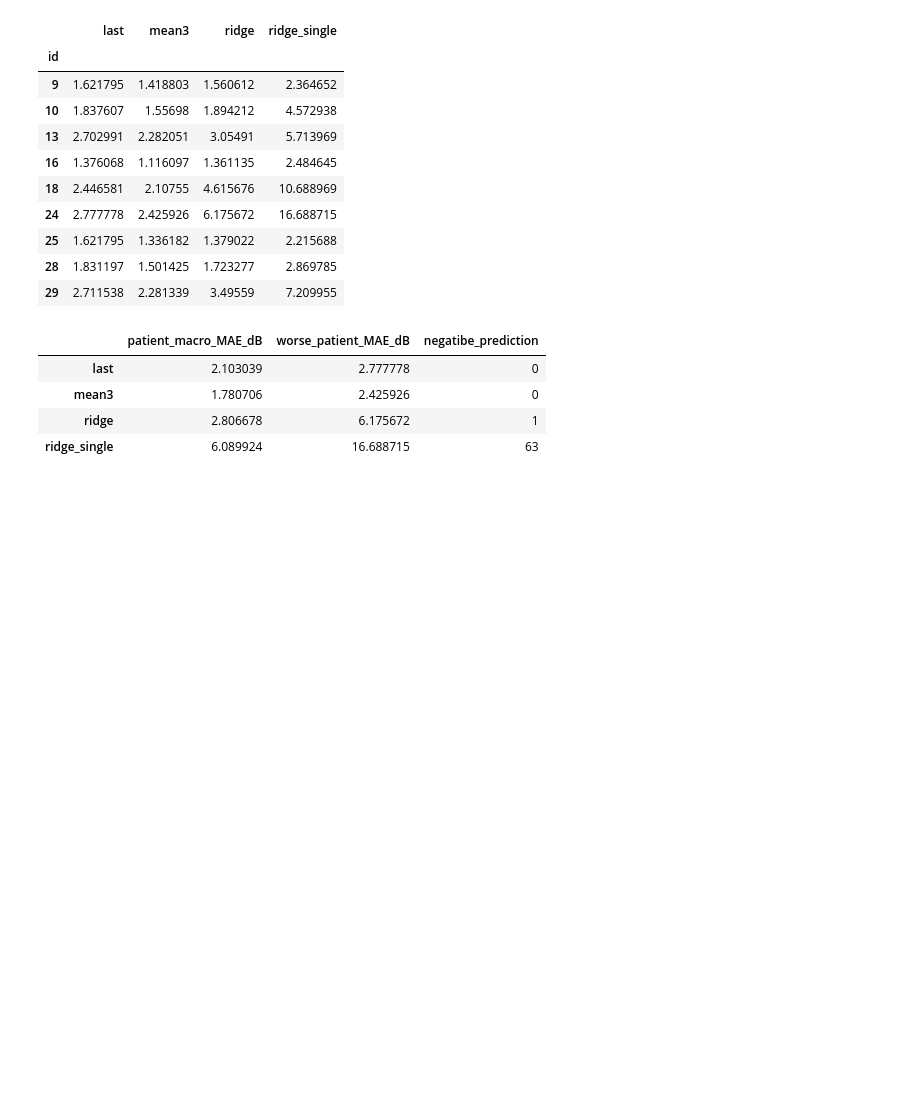
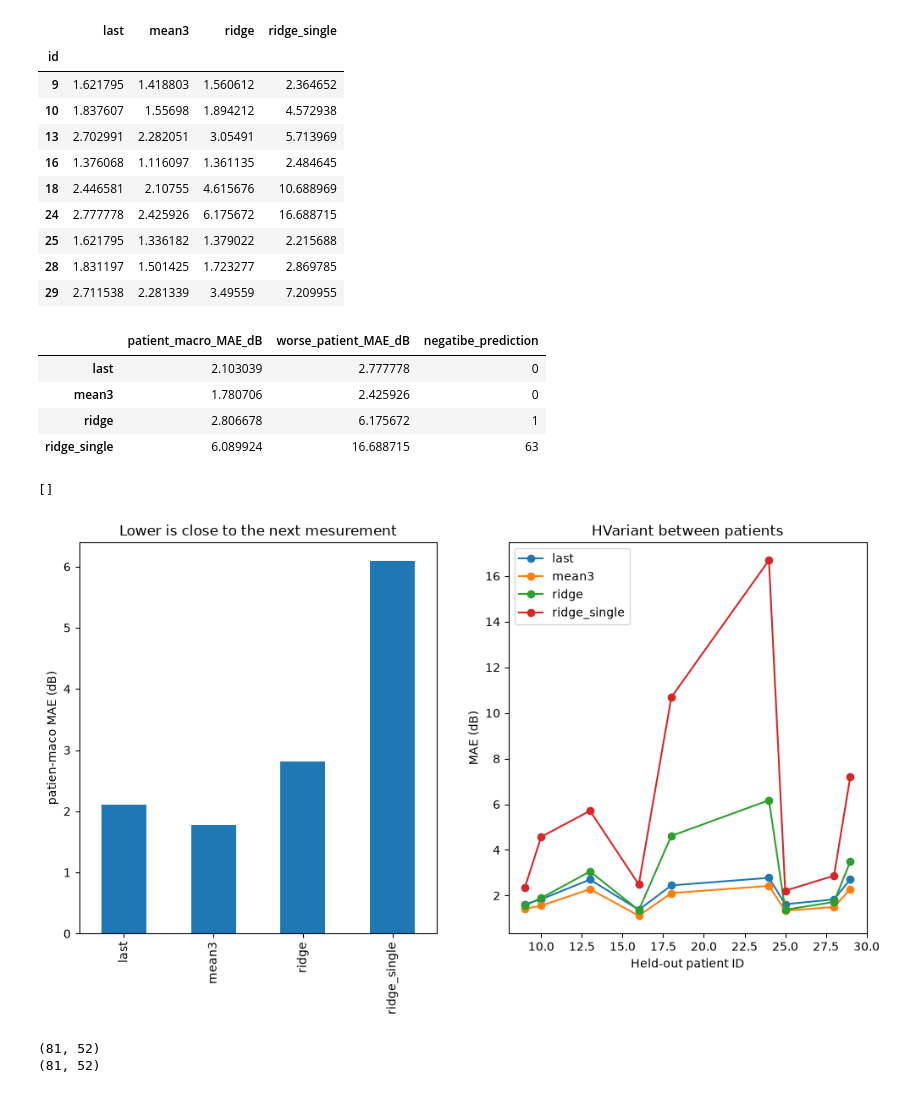
Before and after one commit to kuroganegames/biosignal_training, a Jupyter notebook: findex_halfday/try_hadlfday.ipynb, the cells around one changed output. Cells and saved outputs as stored; diff of their text form; code cells hidden in the pictures; blank space fills up the shorter version.

```diff
--- a/findex_halfday/try_hadlfday.ipynb
+++ b/findex_halfday/try_hadlfday.ipynb
@@ -821,0 +869,31 @@ display(metrics)
+# %%
+fig = plt.figure(figsize=(12,6))
+axes = fig.subplots(1,2)
+metrics["patient_macro_MAE_dB"].plot.bar(ax=axes[0])
+axes[0].set_ylabel("patien-maco MAE (dB)")
+# axes[0].set_xlabel("Held-out patient ID")
+axes[0].set_title("Lower is close to the next mesurement")
+patient_mae.plot(ax=axes[1], marker="o")
+axes[1].set_ylabel("MAE (dB)")
+axes[1].set_xlabel("Held-out patient ID")
+axes[1].set_title("HVariant between patients")
+plt.plot()
+# %% [output]
+[]
+[figure, added]
+# %%
+print(Y_test.shape)
+# (81, 52)
+
+print(preds["ridge"].shape)
+# (81, 52)
+
+d_wise_point_mae = {}
+l_type = ["last",	"mean3",	"ridge"]
+for i_type in l_type:
+    d_wise_point_mae[i_type]  = np.abs(preds[i_type] - Y_test).mean(axis=0)
+# point_mae = np.abs(preds["ridge"] - Y_test).mean(axis=0)
+# print(point_mae.shape)
+# %% [output]
+(81, 52)
+(81, 52)
```
Also changed, not shown: parts of 10 cells of this notebook.
